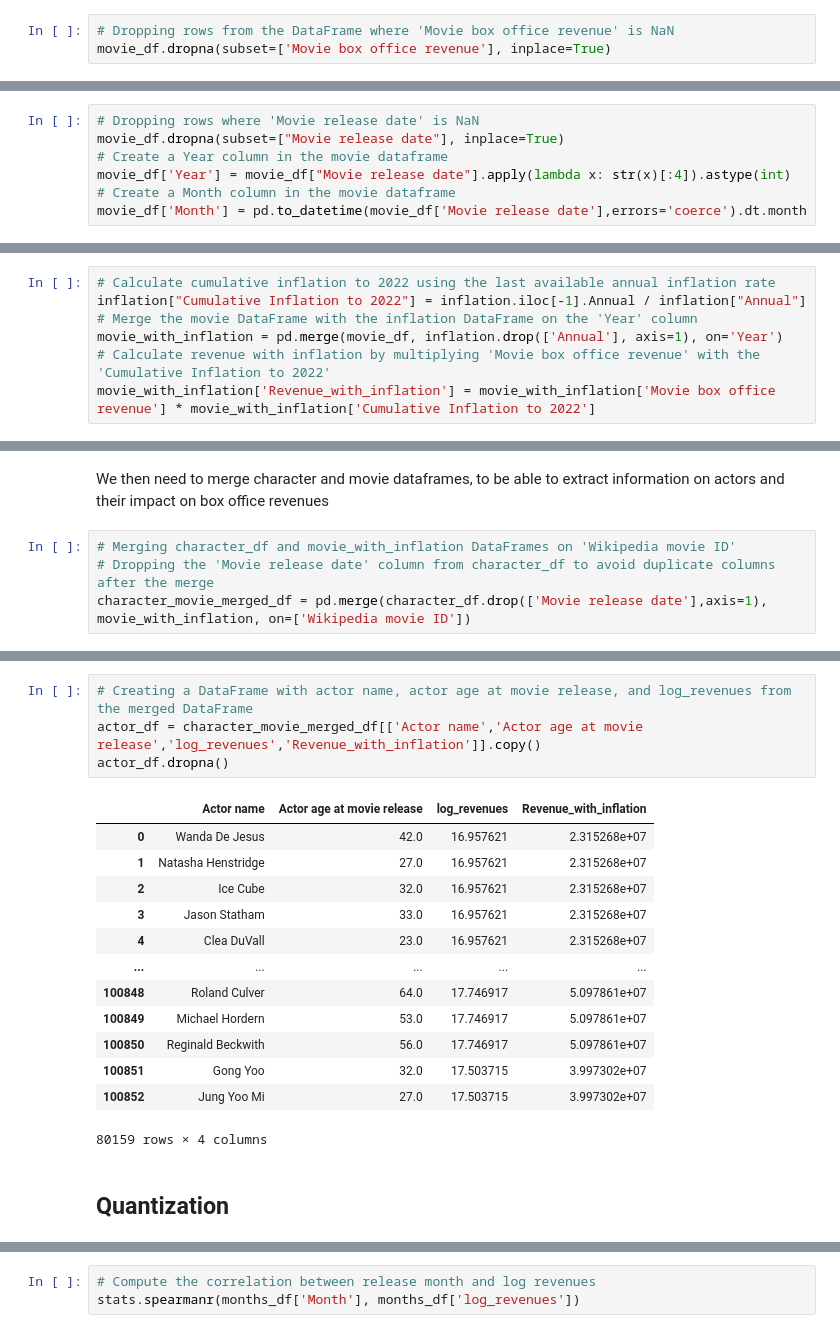
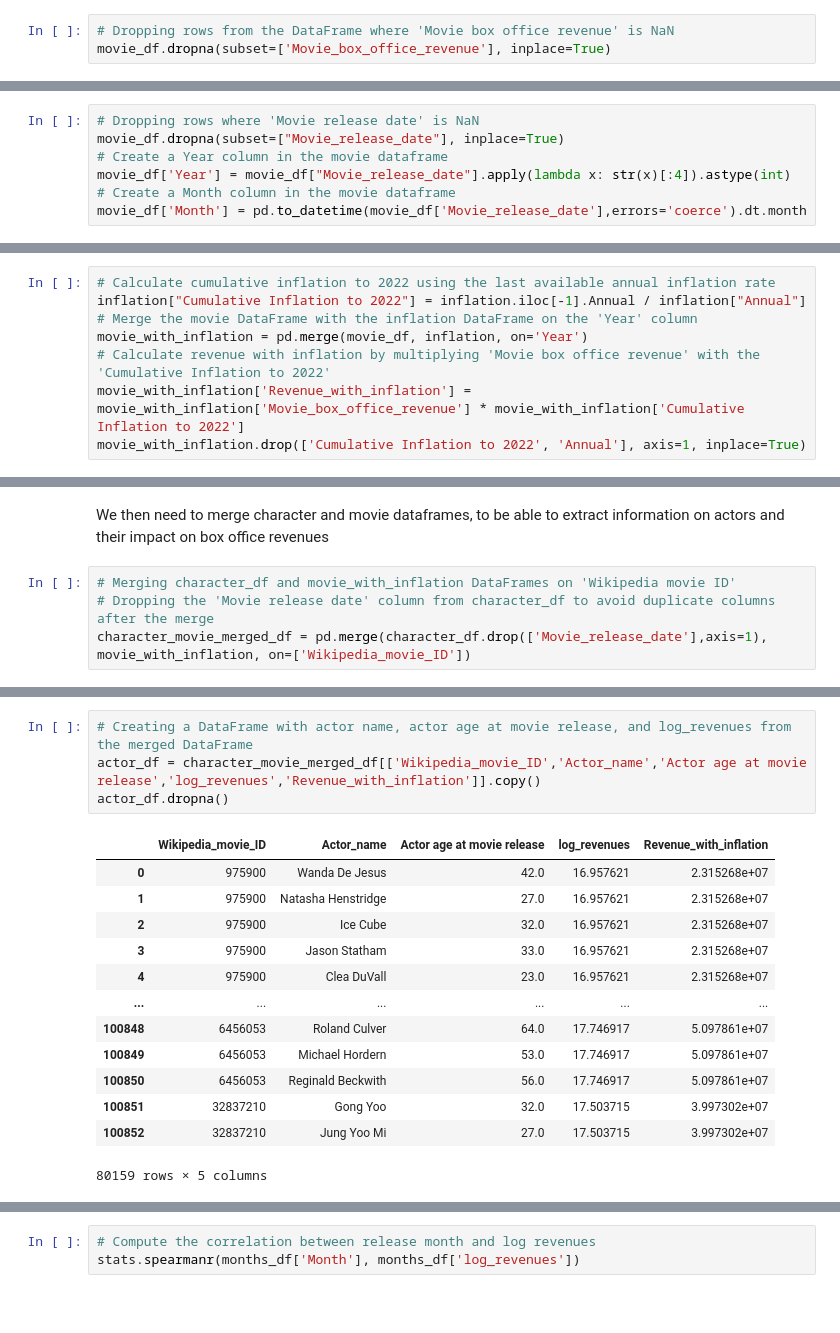
Before and after one commit to epfl-ada/ada-2023-project-adaflix, a Jupyter notebook: garik_notebook.ipynb, the cells around one changed output, grey strips where cells are left out. Drawn from its saved outputs; the diff is of its cells as text; blank space fills up the shorter version.

```diff
--- a/garik_notebook.ipynb
+++ b/garik_notebook.ipynb
@@ -98,3 +111,3 @@ Our main interest is to see what features result in higher boxe office revenues,
 # %%
 # Dropping rows from the DataFrame where 'Movie box office revenue' is NaN
-movie_df.dropna(subset=['Movie box office revenue'], inplace=True)
+movie_df.dropna(subset=['Movie_box_office_revenue'], inplace=True)
@@ -102,8 +117,8 @@ movie_df.dropna(subset=['Movie box office revenue'], inplace=True)
 One of our feature of interest is the release date of the movies. We are thus, processing the column, for it to be usable in our analysis. We extract Year and Month from the Movie release date (date format YYYY and YYYY-MM-DD can't be dealt together).
 # %%
 # Dropping rows where 'Movie release date' is NaN
-movie_df.dropna(subset=["Movie release date"], inplace=True)
+movie_df.dropna(subset=["Movie_release_date"], inplace=True)
 # Create a Year column in the movie dataframe
-movie_df['Year'] = movie_df["Movie release date"].apply(lambda x: str(x)[:4]).astype(int)
+movie_df['Year'] = movie_df["Movie_release_date"].apply(lambda x: str(x)[:4]).astype(int)
 # Create a Month column in the movie dataframe
-movie_df['Month'] = pd.to_datetime(movie_df['Movie release date'],errors='coerce').dt.month
+movie_df['Month'] = pd.to_datetime(movie_df['Movie_release_date'],errors='coerce').dt.month
@@ -115,6 +130,7 @@ To be able to compare the the relative box office revenues across different year
 # Calculate cumulative inflation to 2022 using the last available annual inflation rate
 inflation["Cumulative Inflation to 2022"] = inflation.iloc[-1].Annual / inflation["Annual"]
 # Merge the movie DataFrame with the inflation DataFrame on the 'Year' column
-movie_with_inflation = pd.merge(movie_df, inflation.drop(['Annual'], axis=1), on='Year')
+movie_with_inflation = pd.merge(movie_df, inflation, on='Year')
 # Calculate revenue with inflation by multiplying 'Movie box office revenue' with the 'Cumulative Inflation to 2022'
-movie_with_inflation['Revenue_with_inflation'] = movie_with_inflation['Movie box office revenue'] * movie_with_inflation['Cumulative Inflation to 2022']
+movie_with_inflation['Revenue_with_inflation'] = movie_with_inflation['Movie_box_office_revenue'] * movie_with_inflation['Cumulative Inflation to 2022']
+movie_with_inflation.drop(['Cumulative Inflation to 2022', 'Annual'], axis=1, inplace=True)
@@ -205,5 +216,5 @@ We then need to merge character and movie dataframes, to be able to extract info
 # %%
 # Merging character_df and movie_with_inflation DataFrames on 'Wikipedia movie ID'
 # Dropping the 'Movie release date' column from character_df to avoid duplicate columns after the merge
-character_movie_merged_df = pd.merge(character_df.drop(['Movie release date'],axis=1), movie_with_inflation, on=['Wikipedia movie ID'])
+character_movie_merged_df = pd.merge(character_df.drop(['Movie_release_date'],axis=1), movie_with_inflation, on=['Wikipedia_movie_ID'])
 # %% [markdown]
@@ -229,21 +239,19 @@ gender_df = movie_gender_df[['Percentage_Women','log_revenues','Revenue_with_inf
 gender_df.dropna(subset=['Percentage_Women'], inplace=True)
 # %%
 # Creating a DataFrame with actor name, actor age at movie release, and log_revenues from the merged DataFrame
-actor_df = character_movie_merged_df[['Actor name','Actor age at movie release','log_revenues','Revenue_with_inflation']].copy()
+actor_df = character_movie_merged_df[['Wikipedia_movie_ID','Actor_name','Actor age at movie release','log_revenues','Revenue_with_inflation']].copy()
 actor_df.dropna()
 # %% [output]
-|  | Actor name | Actor age at movie release | log_revenues | Revenue_with_inflation |
-| 0 | Wanda De Jesus | 42.0 | 16.957621 | 2.315268e+07 |
-| 1 | Natasha Henstridge | 27.0 | 16.957621 | 2.315268e+07 |
-| 2 | Ice Cube | 32.0 | 16.957621 | 2.315268e+07 |
-| 3 | Jason Statham | 33.0 | 16.957621 | 2.315268e+07 |
-| 4 | Clea DuVall | 23.0 | 16.957621 | 2.315268e+07 |
-| ... | ... | ... | ... | ... |
-| 100848 | Roland Culver | 64.0 | 17.746917 | 5.097861e+07 |
-| 100849 | Michael Hordern | 53.0 | 17.746917 | 5.097861e+07 |
-| 100850 | Reginald Beckwith | 56.0 | 17.746917 | 5.097861e+07 |
-| 100851 | Gong Yoo | 32.0 | 17.503715 | 3.997302e+07 |
-| 100852 | Jung Yoo Mi | 27.0 | 17.503715 | 3.997302e+07 |
+|  | Wikipedia_movie_ID | Actor_name | Actor age at movie release | log_revenues | Revenue_with_inflation |
+| 0 | 975900 | Wanda De Jesus | 42.0 | 16.957621 | 2.315268e+07 |
+| 1 | 975900 | Natasha Henstridge | 27.0 | 16.957621 | 2.315268e+07 |
+| 2 | 975900 | Ice Cube | 32.0 | 16.957621 | 2.315268e+07 |
+| 3 | 975900 | Jason Statham | 33.0 | 16.957621 | 2.315268e+07 |
+| 4 | 975900 | Clea DuVall | 23.0 | 16.957621 | 2.315268e+07 |
+| ... | ... | ... | ... | ... | ... |
+| 100848 | 6456053 | Roland Culver | 64.0 | 17.746917 | 5.097861e+07 |
+| 100849 | 6456053 | Michael Hordern | 53.0 | 17.746917 | 5.097861e+07 |
+| 100850 | 6456053 | Reginald Beckwith | 56.0 | 17.746917 | 5.097861e+07 |
+| 100851 | 32837210 | Gong Yoo | 32.0 | 17.503715 | 3.997302e+07 |
+| 100852 | 32837210 | Jung Yoo Mi | 27.0 | 17.503715 | 3.997302e+07 |
-80159 rows × 4 columns
+80159 rows × 5 columns
-# %% [markdown]
-## Quantization
```
Also changed, not shown: parts of 71 cells of this notebook, 1 other file.
